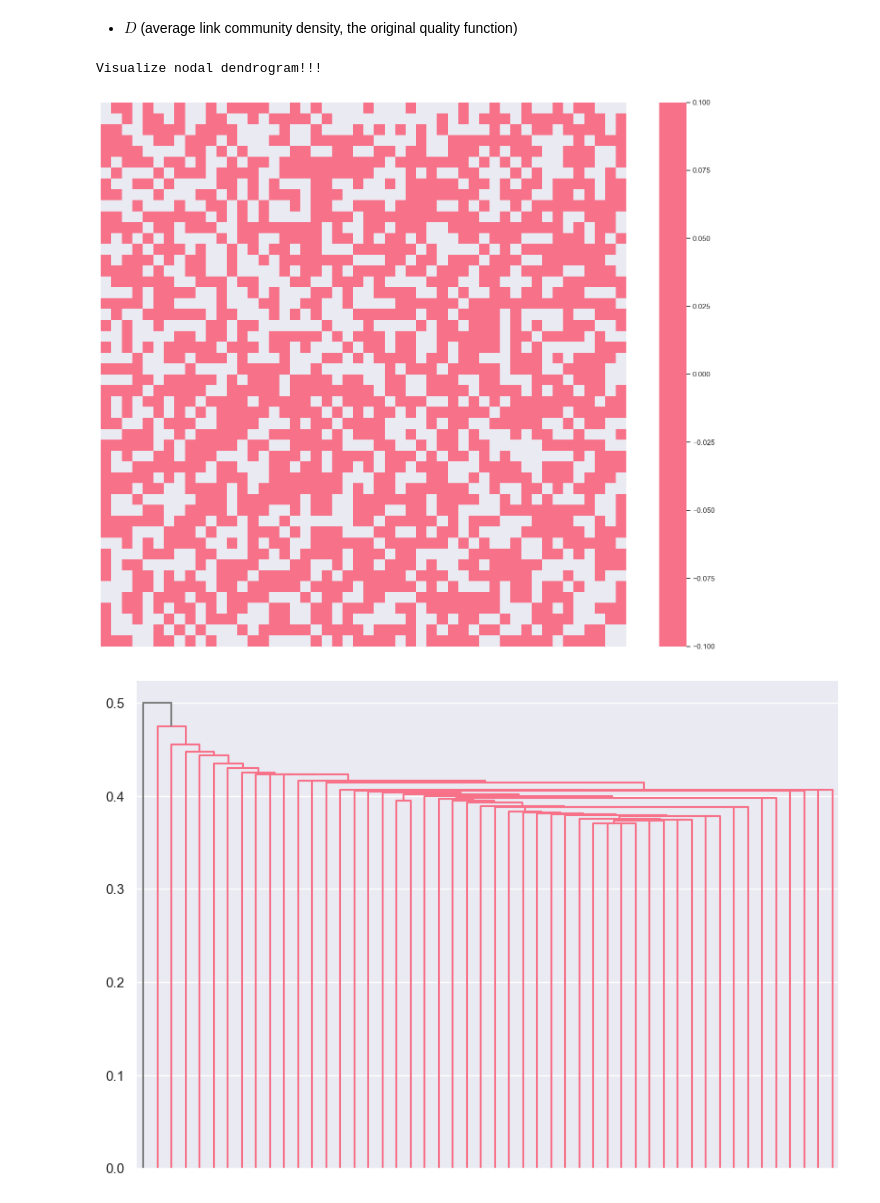
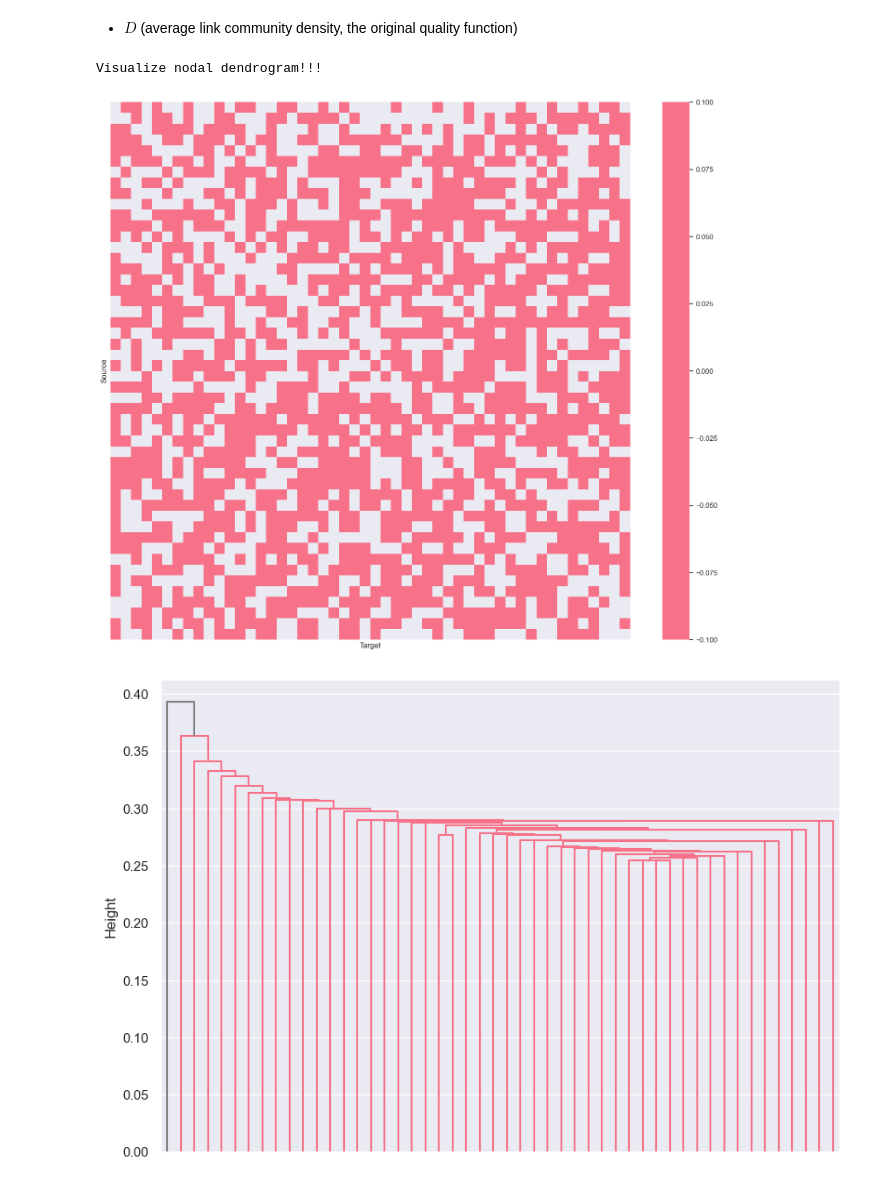
Before and after one commit to mrtnzrm2/ELK, a Jupyter notebook: ER_example.ipynb, the cells around one changed output. Saved outputs shown, nothing was run; the diff lists cells and outputs as text; code cells hidden in the pictures.

```diff
--- a/ER_example.ipynb
+++ b/ER_example.ipynb
@@ -33,7 +33,7 @@ lookup = F
 cut = T
 mode = "ZERO"
 topology = "MIX"
-index = "S1_2"
+index = "H2"
 
 properties = {
   "version" : "ER",
@@ -160,13 +158,12 @@ Visualize nodal dendrogram!!!
 # %%
 score = "_D"
 k, r = get_best_kr_equivalence(score, H)
-rlabels = get_labels_from_Z(H.Z, r)
 plot_h.lcmap_dendro(r, k, cmap_name="husl", remove_labels=True)
 plot_h.nodal_dendrogram(r, cmap_name="husl", remove_labels=True)
 # %% [output]
 Visualize nodal dendrogram!!!
-[figure, old version]
+[figure, new version]
-[figure, old version]
+[figure, new version]
 # %% [markdown]
 ## Conclusions
 
```
Also changed, not shown: parts of 5 cells of this notebook, 12 other files.
